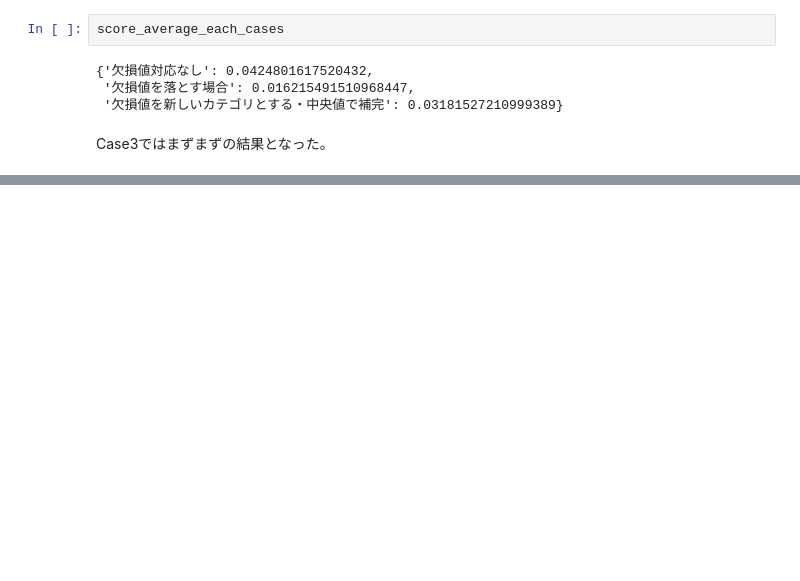
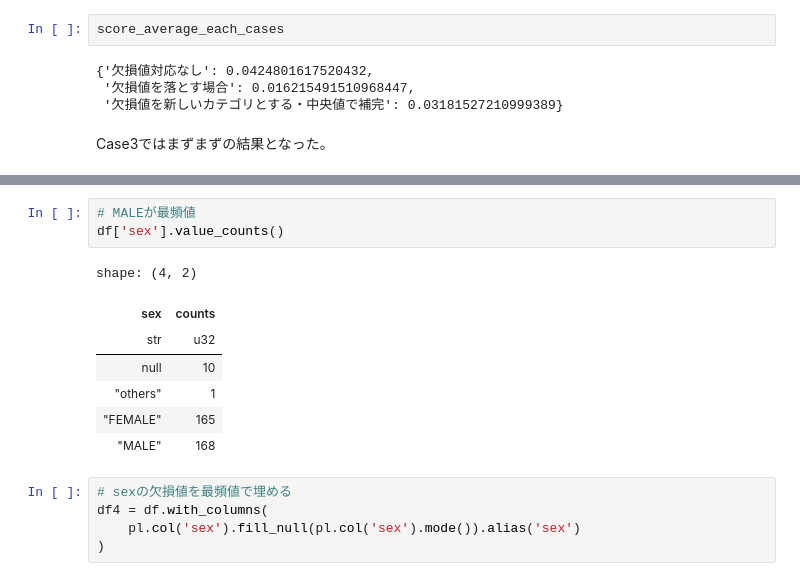
Before and after one commit to Mr-Garlic-Shrimp/TIL, a Jupyter notebook: Machine_Learning/ML_notebook-17(Missing_Value_Imputing_2).ipynb, the cells around one changed output, grey strips where cells are left out. Cells and saved outputs as stored; diff of their text form; blank space fills up the shorter version.

```diff
--- a/Machine_Learning/ML_notebook-17(Missing_Value_Imputing_2).ipynb
+++ b/Machine_Learning/ML_notebook-17(Missing_Value_Imputing_2).ipynb
@@ -673,0 +562,16 @@ Case3ではまずまずの結果となった。
+# %%
+# MALEが最頻値
+df['sex'].value_counts()
+# %% [output]
+shape: (4, 2)
+| sex | counts |
+| str | u32 |
+| null | 10 |
+| "others" | 1 |
+| "FEMALE" | 165 |
+| "MALE" | 168 |
+# %%
+# sexの欠損値を最頻値で埋める
+df4 = df.with_columns(
+    pl.col('sex').fill_null(pl.col('sex').mode()).alias('sex')
+)
```
Also changed, not shown: parts of 35 cells of this notebook, 2 other files.
